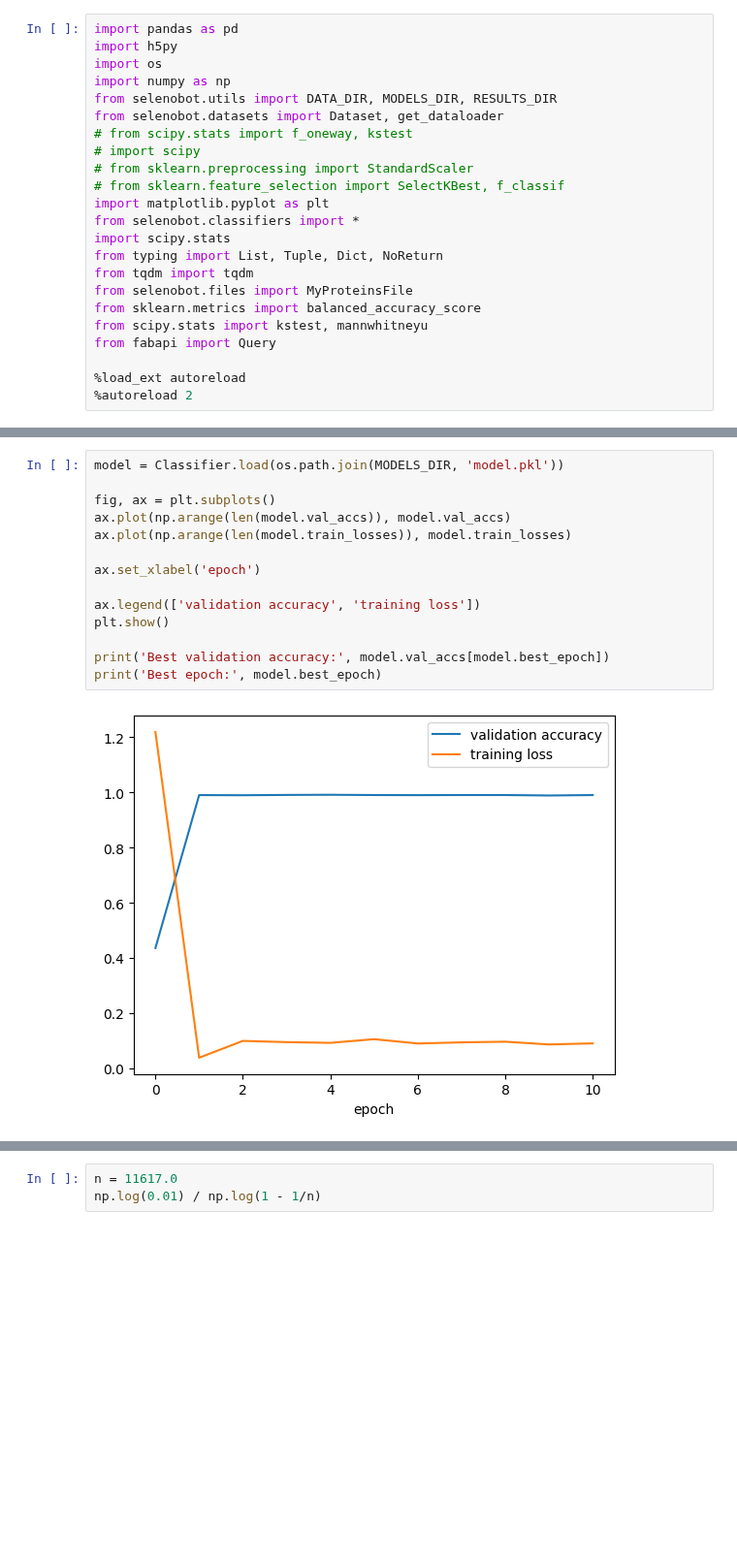
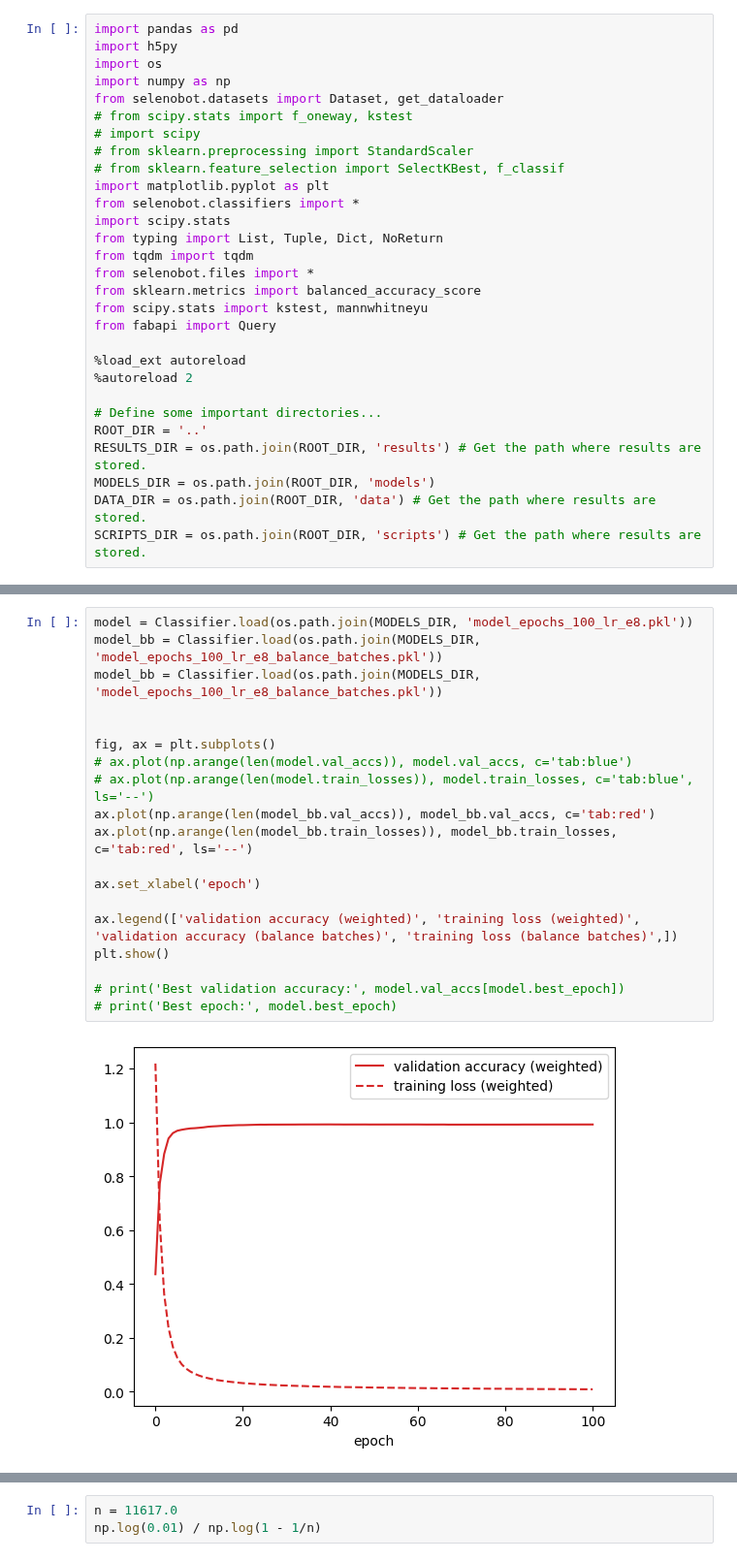
Before and after one commit to pipparichter/selenobot, a Jupyter notebook: notebooks/sandbox.ipynb, the cells around one changed output, grey strips where cells are left out. Shown at 97% size. Drawn from its saved outputs; the diff is of its cells as text; blank space fills up the shorter version.

```diff
--- a/notebooks/sandbox.ipynb
+++ b/notebooks/sandbox.ipynb
@@ -3,7 +3,6 @@ import pandas as pd
 import h5py
 import os
 import numpy as np
-from selenobot.utils import DATA_DIR, MODELS_DIR, RESULTS_DIR
 from selenobot.datasets import Dataset, get_dataloader
 # from scipy.stats import f_oneway, kstest
 # import scipy
@@ -14,10 +13,17 @@ from selenobot.classifiers import *
 import scipy.stats
 from typing import List, Tuple, Dict, NoReturn
 from tqdm import tqdm
-from selenobot.files import MyProteinsFile
+from selenobot.files import *
 from sklearn.metrics import balanced_accuracy_score
 from scipy.stats import kstest, mannwhitneyu
 from fabapi import Query
 
 %load_ext autoreload
 %autoreload 2
+
+# Define some important directories...
+ROOT_DIR = '..'
+RESULTS_DIR = os.path.join(ROOT_DIR, 'results') # Get the path where results are stored.
+MODELS_DIR = os.path.join(ROOT_DIR, 'models')
+DATA_DIR = os.path.join(ROOT_DIR, 'data') # Get the path where results are stored.
+SCRIPTS_DIR = os.path.join(ROOT_DIR, 'scripts') # Get the path where results are stored.
@@ -24,16 +48,21 @@ from fabapi import Query
 # %%
-model = Classifier.load(os.path.join(MODELS_DIR, 'model.pkl'))
+model = Classifier.load(os.path.join(MODELS_DIR, 'model_epochs_100_lr_e8.pkl'))
+model_bb = Classifier.load(os.path.join(MODELS_DIR, 'model_epochs_100_lr_e8_balance_batches.pkl'))
+model_bb = Classifier.load(os.path.join(MODELS_DIR, 'model_epochs_100_lr_e8_balance_batches.pkl'))
+
 
 fig, ax = plt.subplots()
-ax.plot(np.arange(len(model.val_accs)), model.val_accs)
-ax.plot(np.arange(len(model.train_losses)), model.train_losses)
+# ax.plot(np.arange(len(model.val_accs)), model.val_accs, c='tab:blue')
+# ax.plot(np.arange(len(model.train_losses)), model.train_losses, c='tab:blue', ls='--')
+ax.plot(np.arange(len(model_bb.val_accs)), model_bb.val_accs, c='tab:red')
+ax.plot(np.arange(len(model_bb.train_losses)), model_bb.train_losses, c='tab:red', ls='--')
 
 ax.set_xlabel('epoch')
 
-ax.legend(['validation accuracy', 'training loss'])
+ax.legend(['validation accuracy (weighted)', 'training loss (weighted)', 'validation accuracy (balance batches)', 'training loss (balance batches)',])
 plt.show()
 
-print('Best validation accuracy:', model.val_accs[model.best_epoch])
-print('Best epoch:', model.best_epoch)
+# print('Best validation accuracy:', model.val_accs[model.best_epoch])
+# print('Best epoch:', model.best_epoch)
 # %% [output]
-[figure, old version]
+[figure, new version]
```
Also changed, not shown: parts of 18 cells of this notebook, 20 other files.
